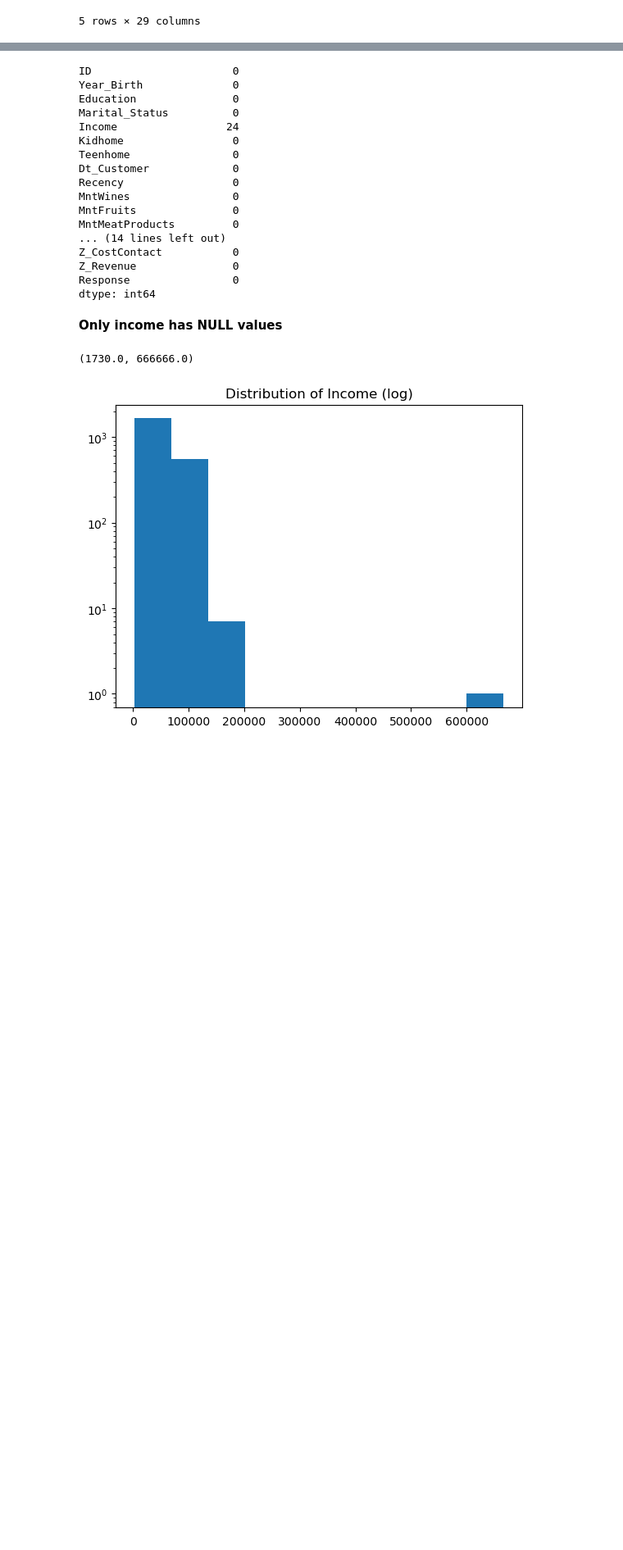
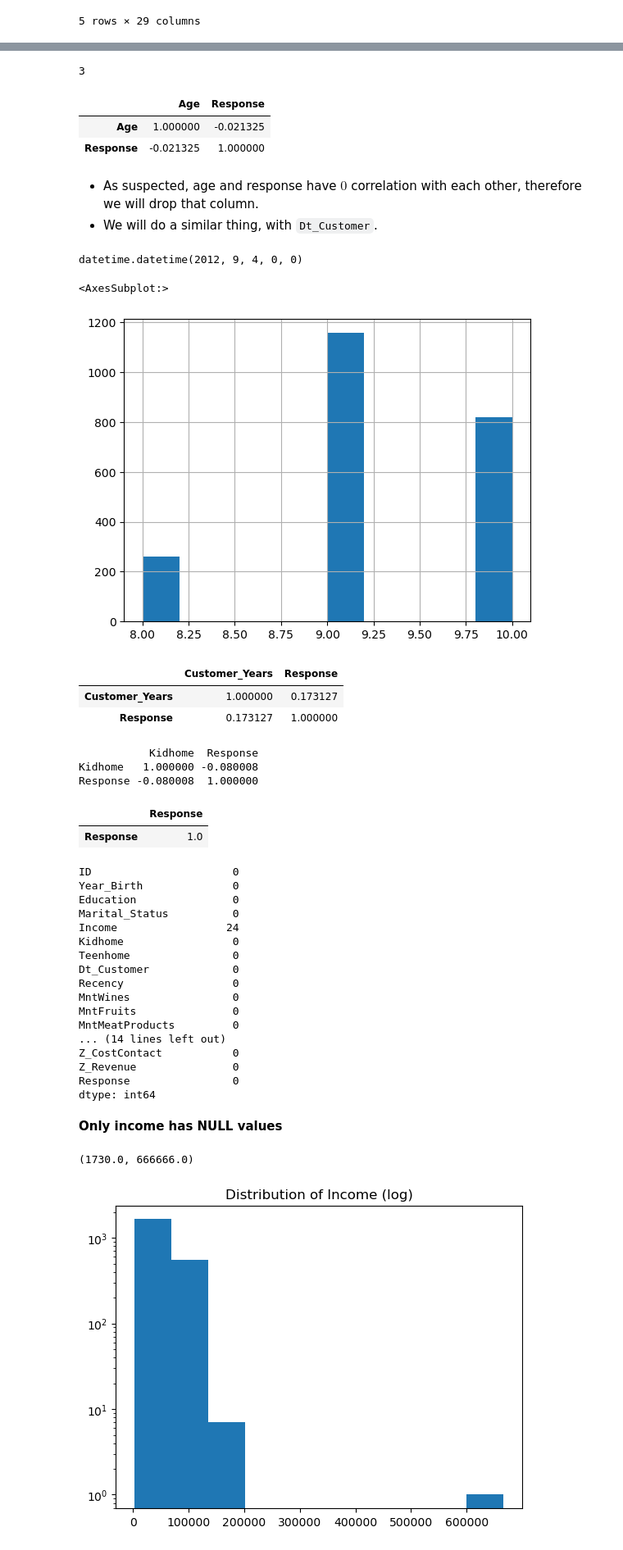
Before and after one commit to Vortexx2/customer-personality, a Jupyter notebook: main.ipynb, the cells around one changed output, grey strips where cells are left out. Shown at 82% size. Drawn from its saved outputs; the diff is of its cells as text; code cells hidden in the pictures; blank space fills up the shorter version.

Commit message:
Performed dropping of unimportant columns

```diff
--- a/main.ipynb
+++ b/main.ipynb
@@ -14,3 +15,9 @@ data.head()
 | 3 | 6182 | 1984 | Graduation | Together | 26646.0 | 1 | 0 | 10-02-2014 | 26 | ... |
 | 4 | 5324 | 1981 | PhD | Married | 58293.0 | 1 | 0 | 19-01-2014 | 94 | ... |
 5 rows × 29 columns
+# %%
+# drops the column ID, ignores if already dropped (does not raise error)
+data = data.drop('ID', axis=1, errors='ignore')
+data['Year_Birth'] = date.today().year - data['Year_Birth']
+data.rename(columns={'Year_Birth': 'Age'}, inplace=True)
+data.columns
@@ -17,3 +33,52 @@ data.head()
+# %%
+# number of people with age > 100 is 3
+print(data['Age'].where(data['Age'] > 100).count())
+# %% [output]
+3
+# %%
+data[['Age', 'Response']].corr()
+# %% [output]
+|  | Age | Response |
+| Age | 1.000000 | -0.021325 |
+| Response | -0.021325 | 1.000000 |
+# %%
+data = data.drop(columns=['Age'], errors='ignore')
+# %% [markdown]
+- As suspected, age and response have $0$ correlation with each other, therefore we will drop that column.
+- We will do a similar thing, with `Dt_Customer`.
+# %%
+datetime.strptime("04-09-2012", '%d-%m-%Y')
+# %% [output]
+datetime.datetime(2012, 9, 4, 0, 0)
+# %%
+from dateutil.relativedelta import relativedelta
+data['Dt_Customer'] = data['Dt_Customer'].apply(lambda x: relativedelta(datetime.now(), datetime.strptime(x, '%d-%m-%Y')).years)
+data.rename(columns={'Dt_Customer': 'Customer_Years'}, inplace=True)
+# %%
+data.Customer_Years.hist()
+# %% [output]
+<AxesSubplot:>
+[figure, added]
+# %%
+data[['Customer_Years', 'Response']].corr()
+# %% [output]
+|  | Customer_Years | Response |
+| Customer_Years | 1.000000 | 0.173127 |
+| Response | 0.173127 | 1.000000 |
+# %%
+print(data[['Kidhome', 'Response']].corr())
+
+# since correlation is not much, we drop it
+data = data.drop(columns=['Kidhome'], errors='ignore')
+# %% [output]
+           Kidhome  Response
+Kidhome   1.000000 -0.080008
+Response -0.080008  1.000000
+# %%
+data[['Education', 'Response']].corr()
+# %% [output]
+|  | Response |
+| Response | 1.0 |
 # %%
 data.isnull().sum()
 # %% [output]
```
Also changed, not shown: parts of 7 cells of this notebook.
